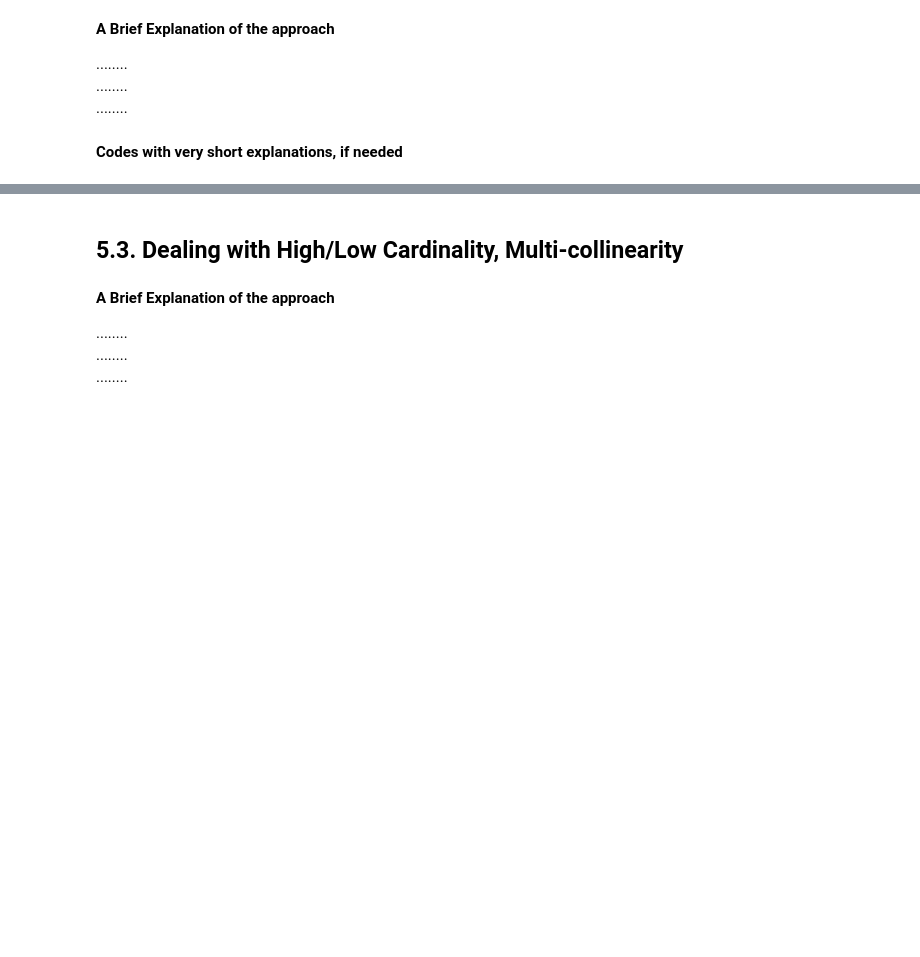
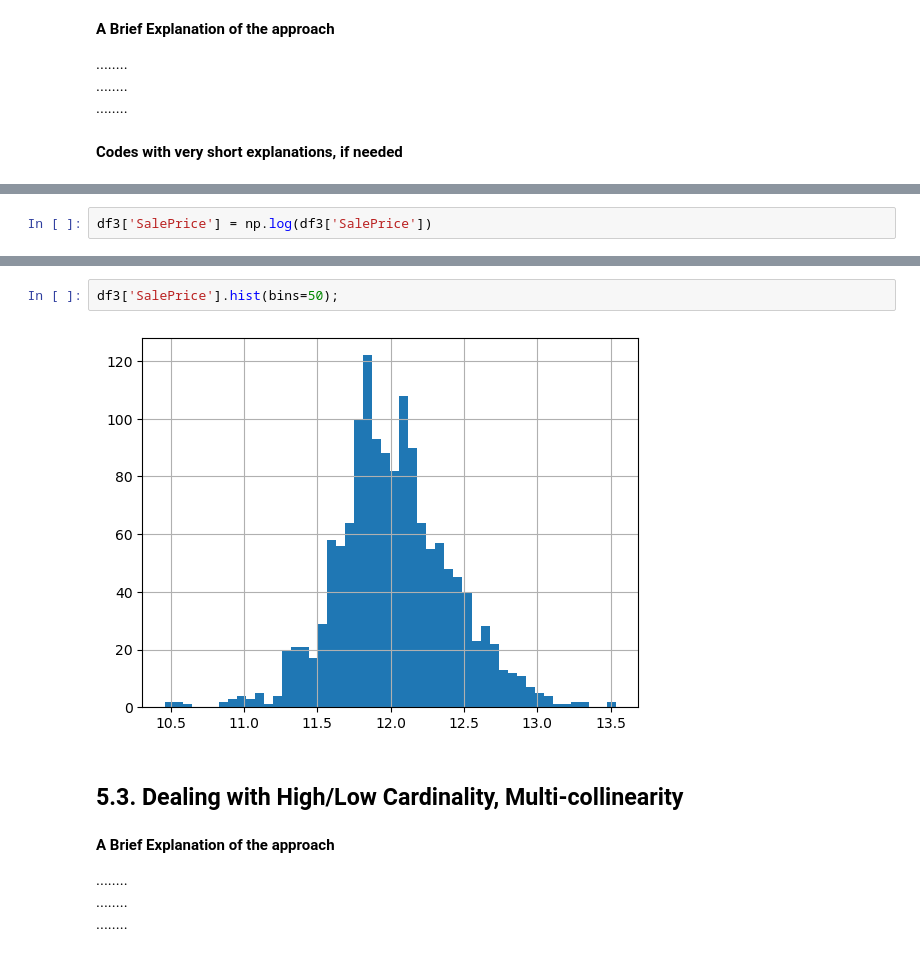
Before and after one commit to fatih-ml/Kaggle-Real-Estate-Competition-FeatureEngineering, a Jupyter notebook: Kaggle_house_prices_EDA.ipynb, the cells around one changed output, grey strips where cells are left out. Cells and saved outputs as stored; diff of their text form; blank space fills up the shorter version.

```diff
--- a/Kaggle_house_prices_EDA.ipynb
+++ b/Kaggle_house_prices_EDA.ipynb
@@ -335,0 +442,2 @@ len(df3.columns)
+# %%
+df3['SalePrice'] = np.log(df3['SalePrice'])
@@ -336,3 +448,7 @@ len(df3.columns)
+# %%
+df3['SalePrice'].hist(bins=50);
+# %% [output]
+[figure, added]
 # %% [markdown]
 ## 5.3. Dealing with High/Low Cardinality, Multi-collinearity
 # %% [markdown]
```
Also changed, not shown: parts of 27 cells of this notebook.
